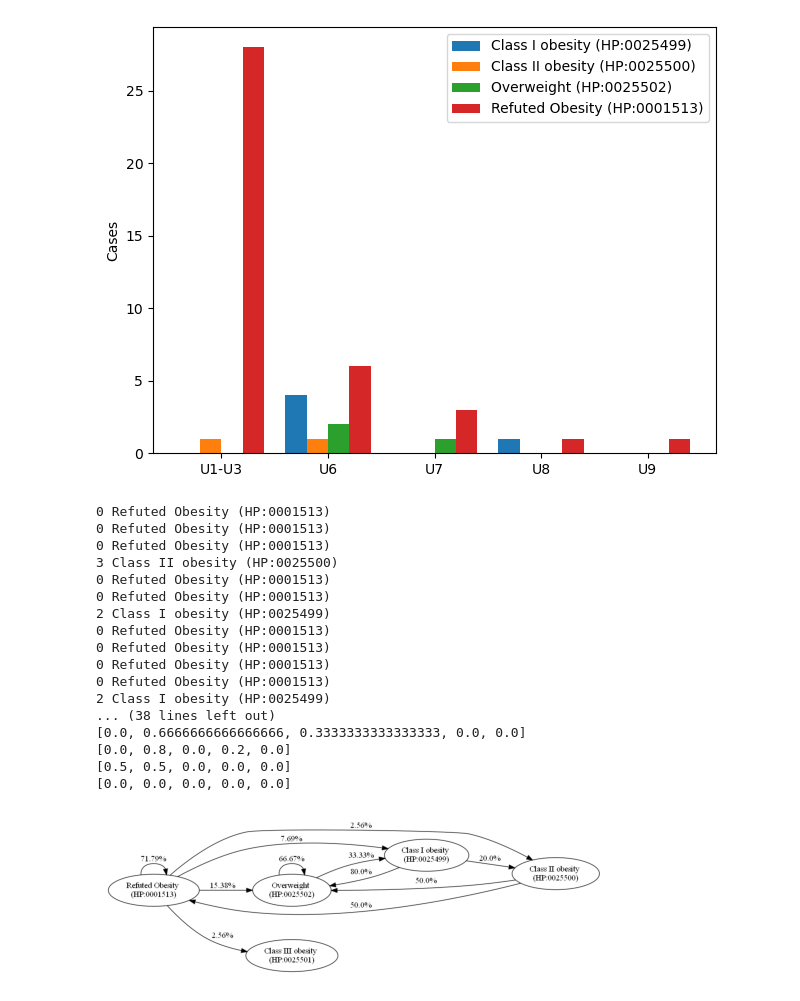
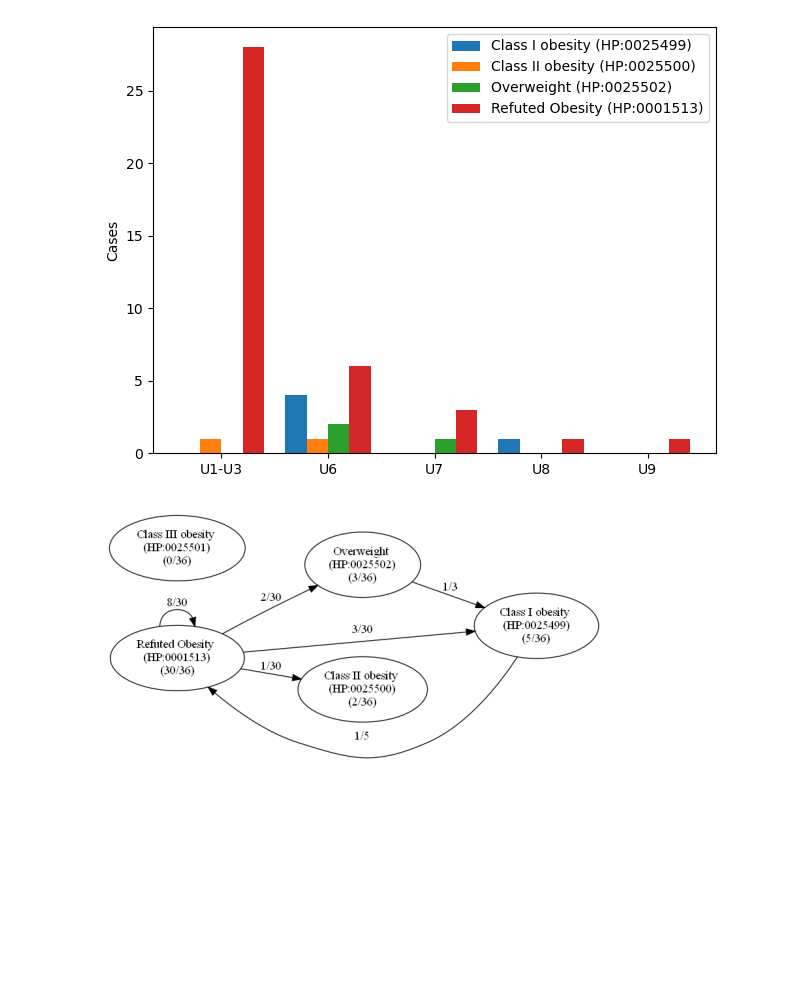
Before and after one commit to BIH-CEI/ERKER2Phenopackets, a Jupyter notebook: ERKER2Phenopackets/src/analysis/ml/analyse.ipynb, the cells around one changed output. Saved outputs shown, nothing was run; the diff lists cells and outputs as text; code cells hidden in the pictures; blank space fills up the shorter version.

Commit message:
fixed multiple bugs with the phenotype transition graph

```diff
--- a/ERKER2Phenopackets/src/analysis/ml/analyse.ipynb
+++ b/ERKER2Phenopackets/src/analysis/ml/analyse.ipynb
@@ -571,73 +571,3 @@ barchart_multiple(time_stamps, values, 'Cases', categories)
 # ]
 #
 # G = create_graph(vertex_labels, edge_labels, adjacency_list)
-# %%
-from ERKER2Phenopackets.src.utils.graphutils import create_graph
-import networkx as nx
-from typing import List
-from difflib import SequenceMatcher
-def similar(a, b):
-    return SequenceMatcher(None, a, b).ratio()
-
-def index_similar(list_: List, value: Any, threshhold: float = 0.95) -> int:
-    """Returns the index of the first item in the list that is similar to the value.
-
-    The threshhold defines how similar the items have to be.
-
-    :param list_: a list of items
-    :type list_: List
-    :param value: an item
-    :type value: Any
-    :param threshhold: a number between 0 and 1, the higher, the more similar the items should be, defaults to 0.95
-    :type threshhold: float, optional
-    :return: the index of the first item in the list that is similar to the value or -1 if no item is similar
-    :rtype: int
-    """
-    for i, item in enumerate(list_):
-        if similar(item, value) > threshhold:
-            return i
-    return -1
-
-vertex_labels = ['Refuted Obesity \n(HP:0001513)', 'Overweight \n(HP:0025502)', 'Class I obesity \n(HP:0025499)', 'Class II obesity \n(HP:0025500)', 'Class III obesity \n(HP:0025501)']
-
-counts_dict = {i: {'total_count': 0, 'counts': [0] * 5, 'frequency': []} for i in range(5)}
-
-for row in df.rows(named=True):
-    for i in range(5):
-        obesity_label = row[f'obesity_label{i}']
-        node = index_similar(vertex_labels, obesity_label, 0.95)
-        if node != -1:
-            print(node, obesity_label)
-            counts_dict[node]['total_count'] += 1
-            counts_dict[node]['counts'][i] += 1
-for node in range(5):
-    if counts_dict[node]['total_count'] == 0:
-        counts_dict[node]['frequency'] = [0.0] * 5
-    else:
-        counts_dict[node]['frequency'] = [counts_dict[node]['counts'][i]/counts_dict[node]['total_count'] for i in range(5) ]
-
-adjacency_list = [[i for i, freq in enumerate(counts_dict[node]['frequency']) if freq > 0.000] for node in range(5)]
-edge_labels = [[f'{round(freq*100, 2)}%' for freq in counts_dict[node]['frequency'] if freq > 0.000] for node in range(5)]
-
-for node in range(5):
-    print(counts_dict[node]['frequency'])
-
-G = create_graph(vertex_labels, edge_labels, adjacency_list, directed=True)
-# %% [output]
-0 Refuted Obesity (HP:0001513)
-0 Refuted Obesity (HP:0001513)
-0 Refuted Obesity (HP:0001513)
-3 Class II obesity (HP:0025500)
-0 Refuted Obesity (HP:0001513)
-0 Refuted Obesity (HP:0001513)
-2 Class I obesity (HP:0025499)
-0 Refuted Obesity (HP:0001513)
-0 Refuted Obesity (HP:0001513)
-0 Refuted Obesity (HP:0001513)
-0 Refuted Obesity (HP:0001513)
-2 Class I obesity (HP:0025499)
-... (38 lines left out)
-[0.0, 0.6666666666666666, 0.3333333333333333, 0.0, 0.0]
-[0.0, 0.8, 0.0, 0.2, 0.0]
-[0.5, 0.5, 0.0, 0.0, 0.0]
-[0.0, 0.0, 0.0, 0.0, 0.0]
@@ -644,10 +659,11 @@ G = create_graph(vertex_labels, edge_labels, adjacency_list, directed=True)
 # %%
 from ERKER2Phenopackets.src.utils.graphutils import graphplot
 
 file_path = 'markov_chain_obesity_classes.png'
-graphplot(G, file_path, layout_prog="dot", orientation="LR")
+phenotype_labels = ['Refuted Obesity \n(HP:0001513)', 'Overweight \n(HP:0025502)', 'Class I obesity \n(HP:0025499)', 'Class II obesity \n(HP:0025500)', 'Class III obesity \n(HP:0025501)']
+plot_phenotype_transition_graph(df, 'obesity_label', phenotype_labels, count_not_recorded=True, percentages=False, file_path=file_path)
 # %% [output]
-[figure, old version]
+[figure, new version]
 # %%
 # 5. What if we split the distribution of obesity classes by zygosity?
 # %%
```
Also changed, not shown: parts of 1 cell of this notebook, 2 other files.
